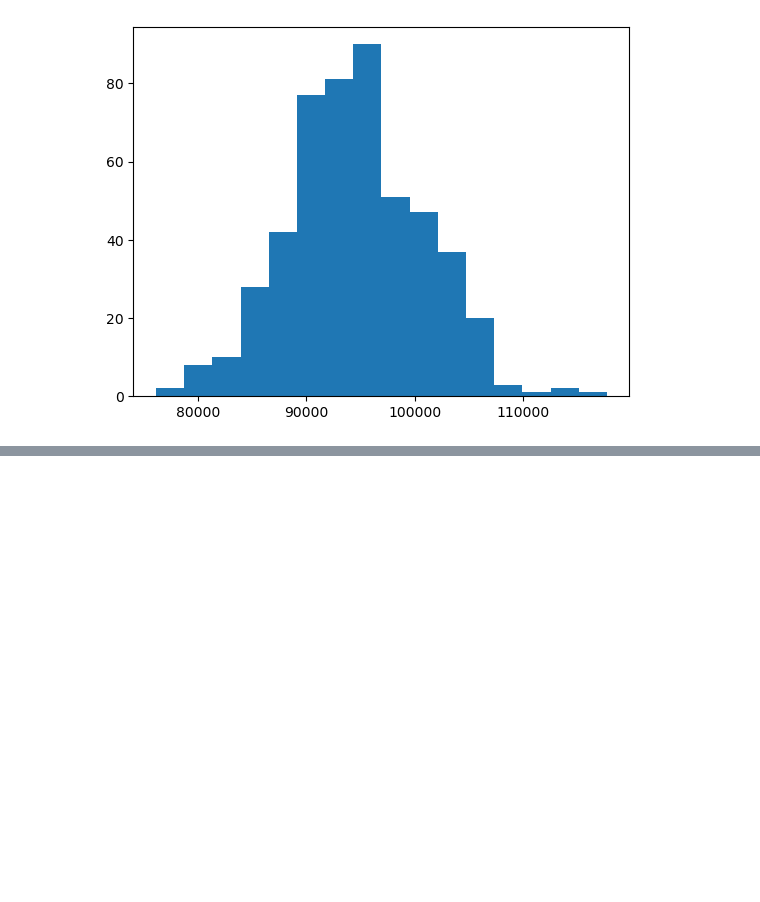
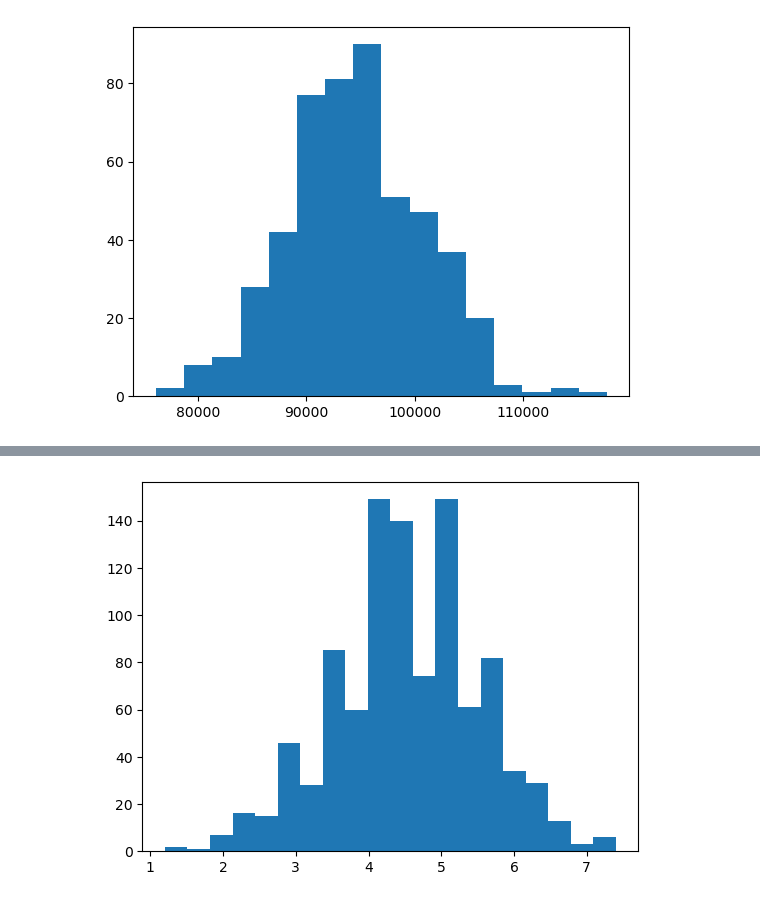
Before and after one commit to saalssall/Statistics_In_Python, a Jupyter notebook: Sampling.ipynb, the cells around one changed output, grey strips where cells are left out. Saved outputs shown, nothing was run; the diff lists cells and outputs as text; code cells hidden in the pictures; blank space fills up the shorter version.

Commit message:
exact sampling distribution (dice enumeration) vs. approximate sampling distribution (1000 random samples)

```diff
--- a/Sampling.ipynb
+++ b/Sampling.ipynb
@@ -553,0 +554,13 @@ ImportError: cannot import name 'expand_grid' from 'dfply' (/opt/anaconda3/lib/p
+# %%
+# Replicate the sampling code 1000 times
+sample_means_1000 = []
+for i in range(1000):
+    sample_means_1000.append(
+  		np.random.choice(list(range(1, 9)), size=5, replace=True).mean()
+    )
+
+# Draw a histogram of sample_means_1000 with 20 bins
+plt.hist(sample_means_1000, bins=20)
+plt.show()
+# %% [output]
+[figure, added]
```
Also changed, not shown: parts of 1 cell of this notebook.
